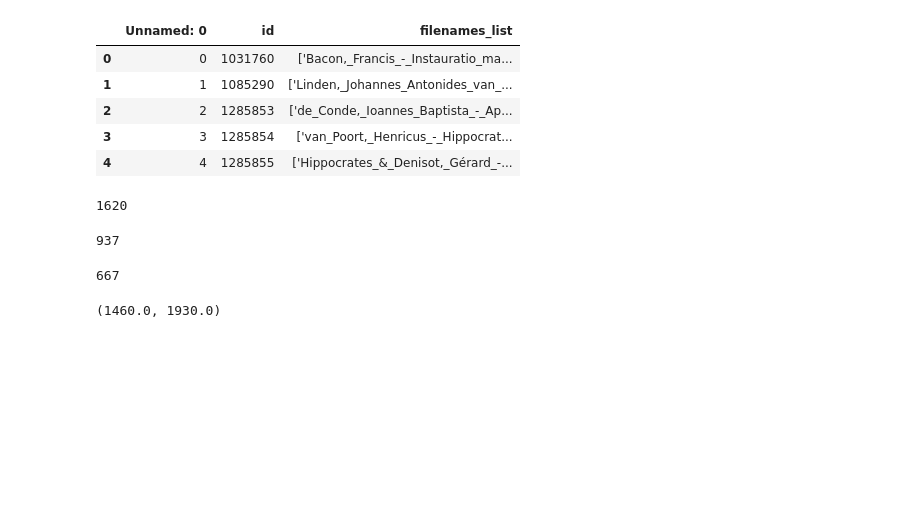
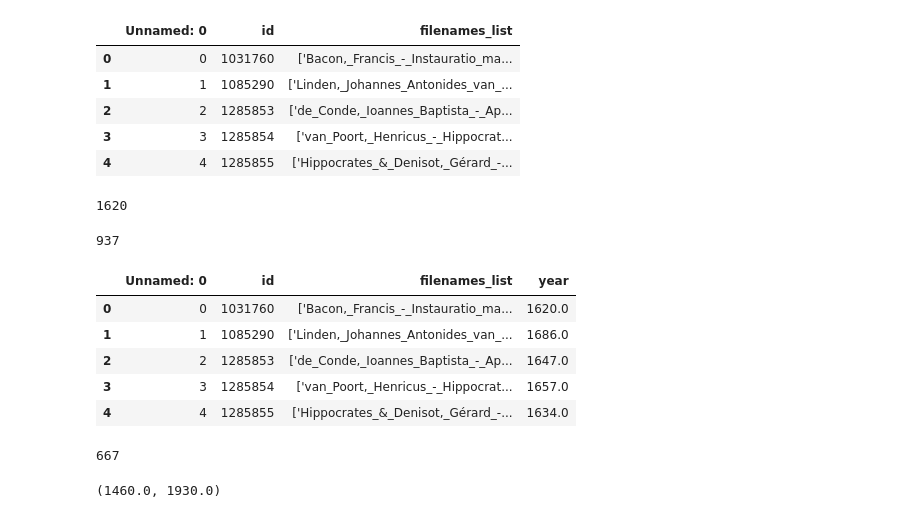
Before and after one commit to CCS-ZCU/noscemus_ETF, a Jupyter notebook: scripts/3_spacy-text-explorations.ipynb, the cells around one changed output. Drawn from its saved outputs; the diff is of its cells as text; code cells hidden in the pictures; blank space fills up the shorter version.

```diff
--- a/scripts/3_spacy-text-explorations.ipynb
+++ b/scripts/3_spacy-text-explorations.ipynb
@@ -36,6 +36,15 @@ ids_filenames_df["year"] = ids_filenames_df["filenames_list"].apply(get_year)
 ids_filenames_df["year"].between(1400, 1800).sum()
 # %% [output]
 937
+# %%
+ids_filenames_df.head(5)
+# %% [output]
+|  | Unnamed: 0 | id | filenames_list | year |
+| 0 | 0 | 1031760 | ['Bacon,_Francis_-_Instauratio_ma... | 1620.0 |
+| 1 | 1 | 1085290 | ['Linden,_Johannes_Antonides_van_... | 1686.0 |
+| 2 | 2 | 1285853 | ['de_Conde,_Ioannes_Baptista_-_Ap... | 1647.0 |
+| 3 | 3 | 1285854 | ['van_Poort,_Henricus_-_Hippocrat... | 1657.0 |
+| 4 | 4 | 1285855 | ['Hippocrates_&_Denisot,_Gérard_-... | 1634.0 |
 # %%
 ids_filenames_df["year"].between(1517, 1716).sum()
 # %% [output]
```
Also changed, not shown: parts of 1 cell of this notebook, 2 other files.
